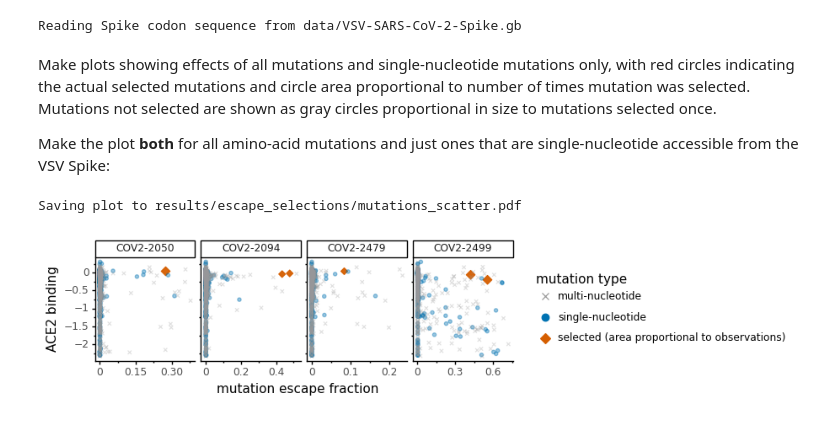
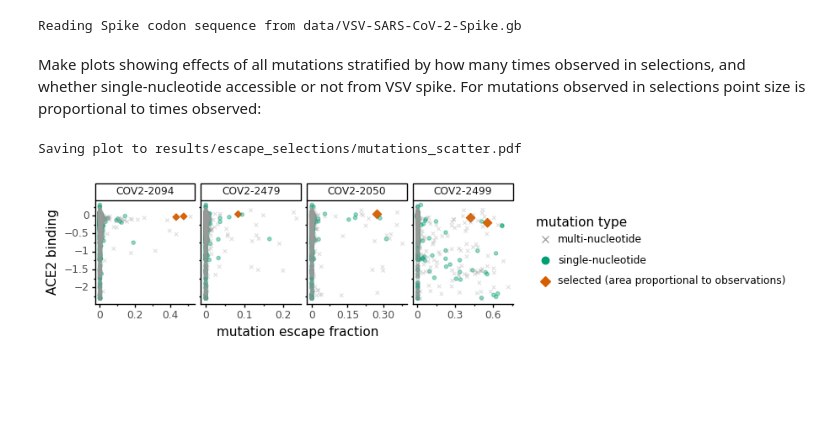
Before and after one commit to jbloomlab/SARS-CoV-2-RBD_MAP_Crowe_antibodies, a Jupyter notebook: escape_selections.ipynb, the cells around one changed output. Drawn from its saved outputs; the diff is of its cells as text; code cells hidden in the pictures; blank space fills up the shorter version.

Commit message:
reformat escape selection plots

```diff
--- a/escape_selections.ipynb
+++ b/escape_selections.ipynb
@@ -97,11 +97,18 @@ for antibody, d in selection_results.items():
             site = int(mutation_str[1: -1])
             mutation = mutation_str[-1]
             records.append((antibody, site, wt, mutation, n))
+            assert 1 == len(escape_dms.query('antibody == @antibody')
+                                      .query('wildtype == @wt')
+                                      .query('site == @site')
+                                      .query('mutation == @mutation')
+                                      ), f"{mutation_str} not in `escape_dms` once for {antibody}"
 
 selection_df = pd.DataFrame.from_records(
                 records,
                 columns=['antibody', 'site', 'wildtype', 'mutation', 'n_selected'])
 
+antibody_order = selection_df['antibody'].unique().tolist()
+
 display(HTML(selection_df.to_html(index=False)))
 # %% [output]
 | antibody | site | wildtype | mutation | n_selected |
@@ -157,11 +164,9 @@ if any(escape_dms_selection['wildtype'] != escape_dms_selection['VSV_aa']):
     raise ValueError('VSV differs from DMS RBD amino-acid sequence')
 # %% [output]
 Reading Spike codon sequence from data/VSV-SARS-CoV-2-Spike.gb
-# %% [markdown]
-Make plots showing effects of all mutations and single-nucleotide mutations only, with red circles indicating the actual selected mutations and circle area proportional to number of times mutation was selected.
-Mutations not selected are shown as gray circles proportional in size to mutations selected once.
-
-Make the plot **both** for all amino-acid mutations and just ones that are single-nucleotide accessible from the VSV Spike:
+# %% [markdown]
+Make plots showing effects of all mutations stratified by how many times observed in selections, and whether single-nucleotide accessible or not from VSV spike.
+For mutations observed in selections point size is proportional to times observed:
 # %%
 max_selected = escape_dms_selection['n_selected'].max()
 n_antibodies = escape_dms_selection['antibody'].nunique()
@@ -175,6 +180,7 @@ cat_labels = {0: 'multi-nucleotide',
               2: 'selected (area proportional to observations)',
               }
 df = escape_dms_selection.assign(
+        antibody=lambda x: pd.Categorical(x['antibody'], antibody_order, ordered=True),
         point_area=lambda x: numpy.clip(x['n_selected'], 0.5, None),
         # 0 for not single-nt accessible, 1 for single-nt accessible but not selected, 2 for selected and single-nt accessible
         point_category_int=lambda x: x['any_selected'].astype(int) + x['single_nt_accessible'],
@@ -183,32 +189,32 @@ df = escape_dms_selection.assign(
 assert not len(df.query('any_selected and not single_nt_accessible')), 'categories above do not work'
 
 p = (ggplot(df) +
      aes('mutation_escape', 'ACE2 binding',
          color='point_category', alpha='point_category',
          size='point_area', shape='point_category') +
      geom_point() +
      facet_wrap('~ antibody', nrow=1, scales='free_x') +
-     scale_color_manual(values=[CBPALETTE[0], CBPALETTE[5], CBPALETTE[6]]) +
+     scale_color_manual(values=[CBPALETTE[0], CBPALETTE[3], CBPALETTE[6]]) +
      scale_alpha_manual(values=[0.3, 0.4, 0.95]) +
      scale_size_area(max_size=2.5) +
      scale_shape_manual(values=['x', 'o', 'D']) +
      theme_classic() +
      scale_x_continuous(name='mutation escape fraction',
                         breaks=mizani.breaks.mpl_breaks(nbins=3),
                         ) +
      guides(alpha=False, size=False,
             shape=guide_legend(override_aes={'size': 3},
                                title='mutation type'),
             color=guide_legend(title='mutation type'),
             ) +
      theme(figure_size=(1.6 * n_antibodies, 1.6))
     )
 
 _ = p.draw()
 
 plotfile = os.path.join(config['escape_selections_dir'], 'mutations_scatter.pdf')
 print(f"Saving plot to {plotfile}")
 p.save(plotfile, verbose=False)
 # %% [output]
 Saving plot to results/escape_selections/mutations_scatter.pdf
-[figure, old version]
+[figure, new version]
```
Also changed, not shown: parts of 2 cells of this notebook, 3 other files.
